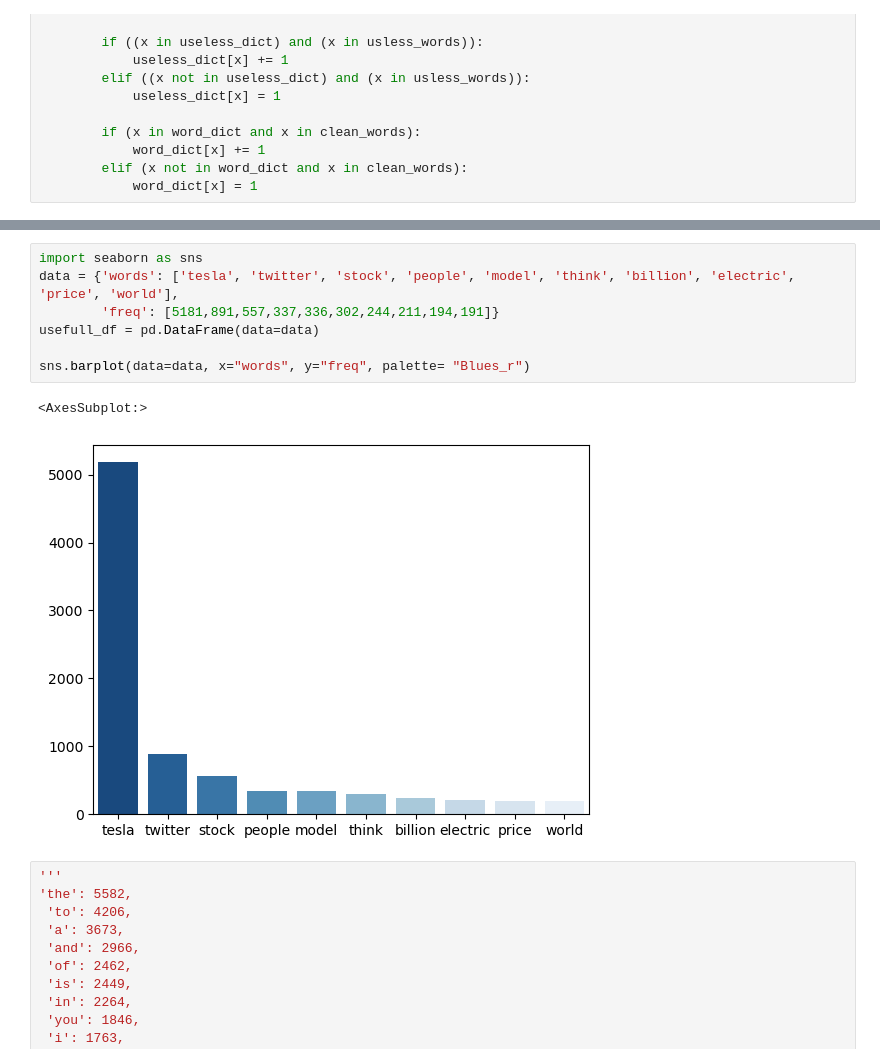
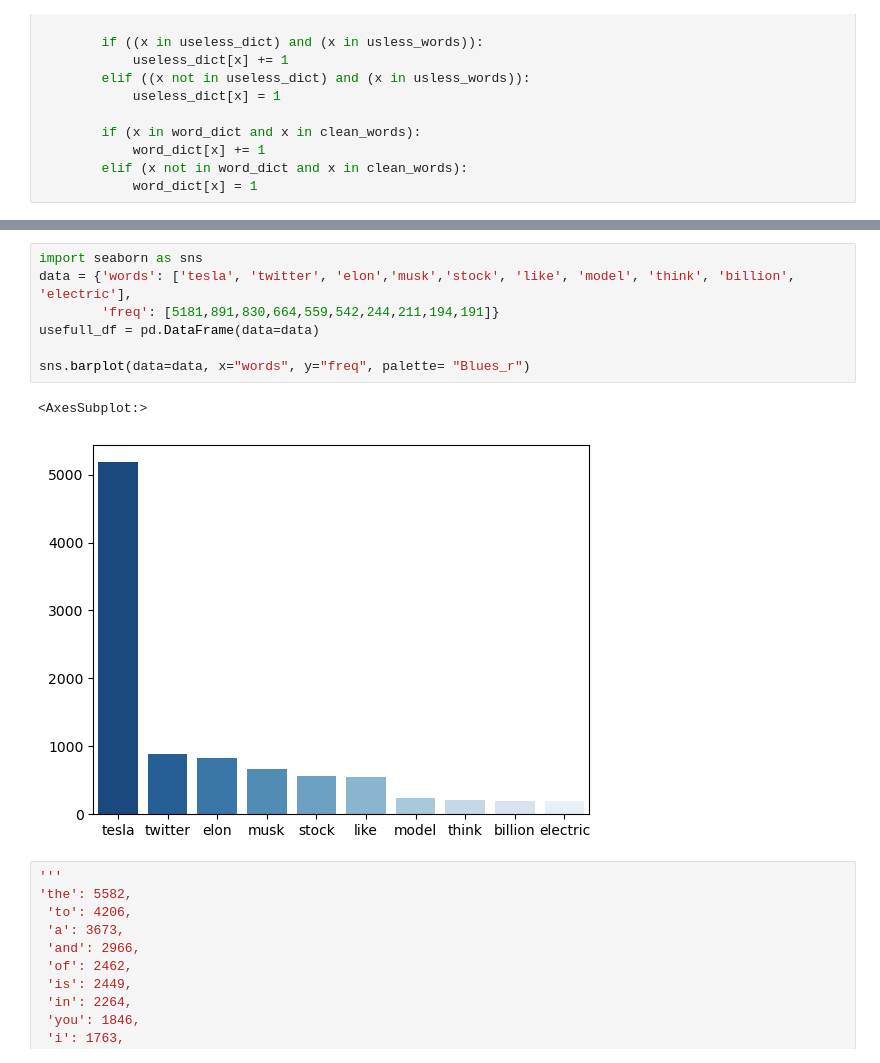
Before and after one commit to MoistRock1743/TeslaDataProject, a Jupyter notebook: DataCleanse.ipynb, the cells around one changed output, grey strips where cells are left out. Saved outputs shown, nothing was run; the diff lists cells and outputs as text.

Commit message:
Changed graph values to be more accurate

```diff
--- a/DataCleanse.ipynb
+++ b/DataCleanse.ipynb
@@ -245,13 +285,13 @@ for tweets in tokenized_tweet:
 # %%
 import seaborn as sns
-data = {'words': ['tesla', 'twitter', 'stock', 'people', 'model', 'think', 'billion', 'electric', 'price', 'world'],
-        'freq': [5181,891,557,337,336,302,244,211,194,191]}
+data = {'words': ['tesla', 'twitter', 'elon','musk','stock', 'like', 'model', 'think', 'billion', 'electric'],
+        'freq': [5181,891,830,664,559,542,244,211,194,191]}
 usefull_df = pd.DataFrame(data=data)
 
 sns.barplot(data=data, x="words", y="freq", palette= "Blues_r")
 # %% [output]
 <AxesSubplot:>
-[figure, old version]
+[figure, new version]
 # %%
 '''
 'the': 5582,
```
Also changed, not shown: parts of 6 cells of this notebook.
